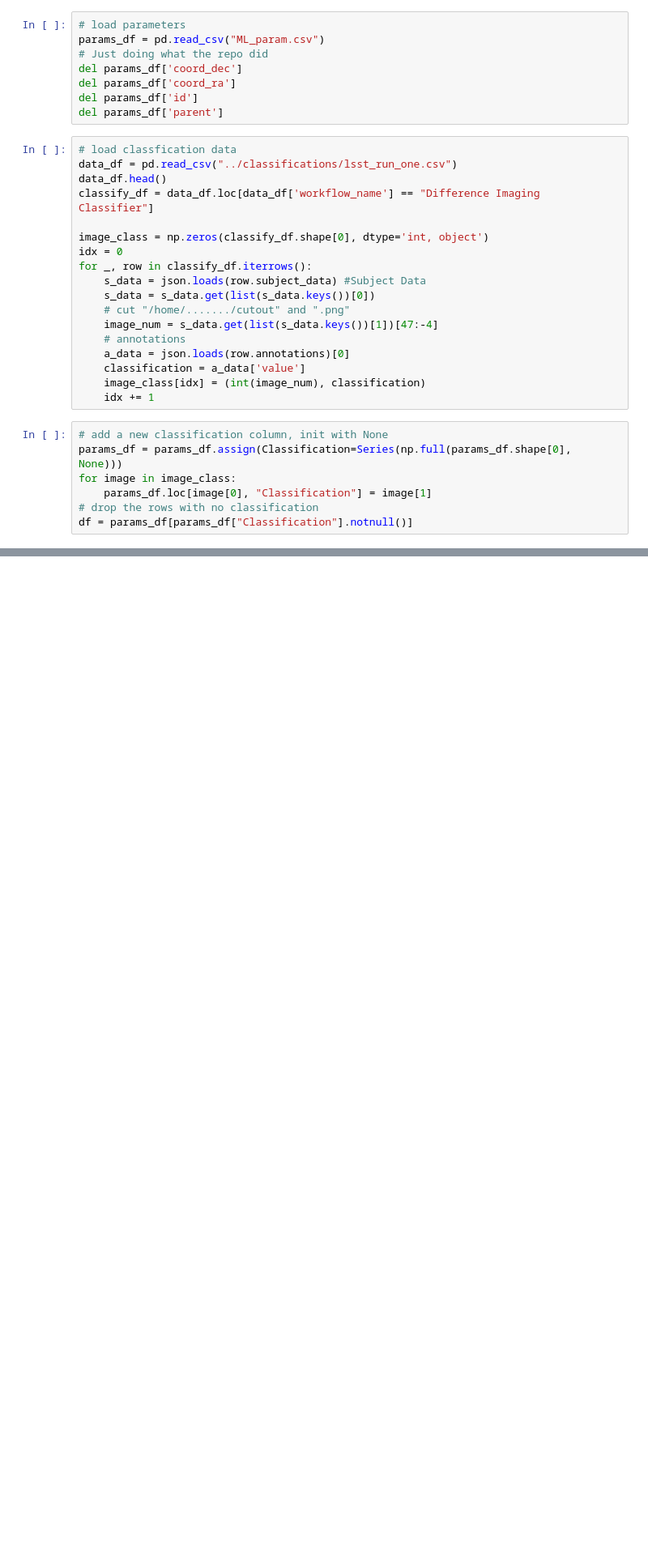
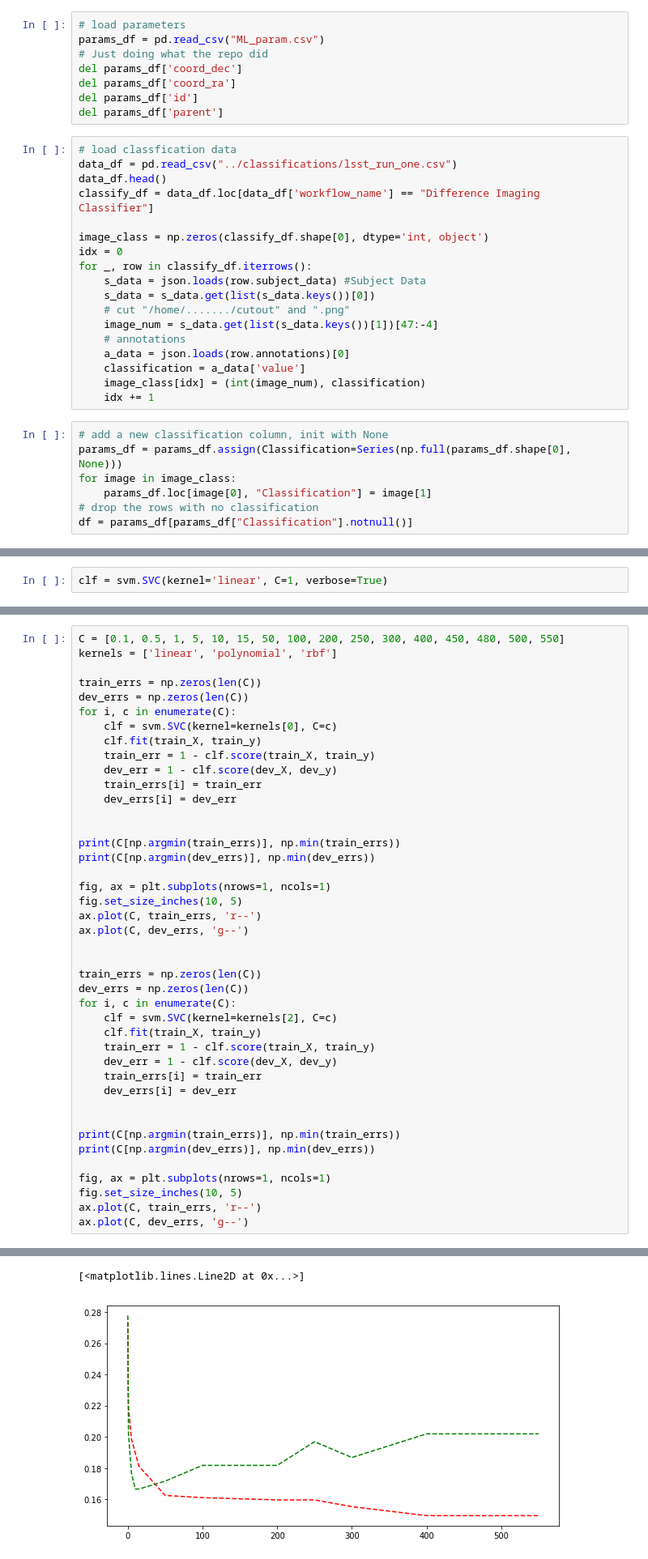
Before and after one commit to parejkoj/LSST-Zoo, a Jupyter notebook: ML/new_try.ipynb, the cells around one changed output, grey strips where cells are left out. Shown at 81% size. Cells and saved outputs as stored; diff of their text form; blank space fills up the shorter version.

```diff
--- a/ML/new_try.ipynb
+++ b/ML/new_try.ipynb
@@ -63,0 +115,2 @@ df
+# %%
+clf = svm.SVC(kernel='linear', C=1, verbose=True)
@@ -63,0 +119,43 @@ df
+# %%
+C = [0.1, 0.5, 1, 5, 10, 15, 50, 100, 200, 250, 300, 400, 450, 480, 500, 550]
+kernels = ['linear', 'polynomial', 'rbf']
+
+train_errs = np.zeros(len(C))
+dev_errs = np.zeros(len(C))
+for i, c in enumerate(C):
+    clf = svm.SVC(kernel=kernels[0], C=c)
+    clf.fit(train_X, train_y)
+    train_err = 1 - clf.score(train_X, train_y)
+    dev_err = 1 - clf.score(dev_X, dev_y)
+    train_errs[i] = train_err
+    dev_errs[i] = dev_err
+
+
+print(C[np.argmin(train_errs)], np.min(train_errs))
+print(C[np.argmin(dev_errs)], np.min(dev_errs))
+
+fig, ax = plt.subplots(nrows=1, ncols=1)
+fig.set_size_inches(10, 5)
+ax.plot(C, train_errs, 'r--')
+ax.plot(C, dev_errs, 'g--')
+
+
+train_errs = np.zeros(len(C))
+dev_errs = np.zeros(len(C))
+for i, c in enumerate(C):
+    clf = svm.SVC(kernel=kernels[2], C=c)
+    clf.fit(train_X, train_y)
+    train_err = 1 - clf.score(train_X, train_y)
+    dev_err = 1 - clf.score(dev_X, dev_y)
+    train_errs[i] = train_err
+    dev_errs[i] = dev_err
+
+
+print(C[np.argmin(train_errs)], np.min(train_errs))
+print(C[np.argmin(dev_errs)], np.min(dev_errs))
+
+fig, ax = plt.subplots(nrows=1, ncols=1)
+fig.set_size_inches(10, 5)
+ax.plot(C, train_errs, 'r--')
+ax.plot(C, dev_errs, 'g--')
+# %% [output]
@@ -63,0 +166,2 @@ df
+[<matplotlib.lines.Line2D at 0x...>]
+[figure, added]
```
Also changed, not shown: parts of 11 cells of this notebook.
